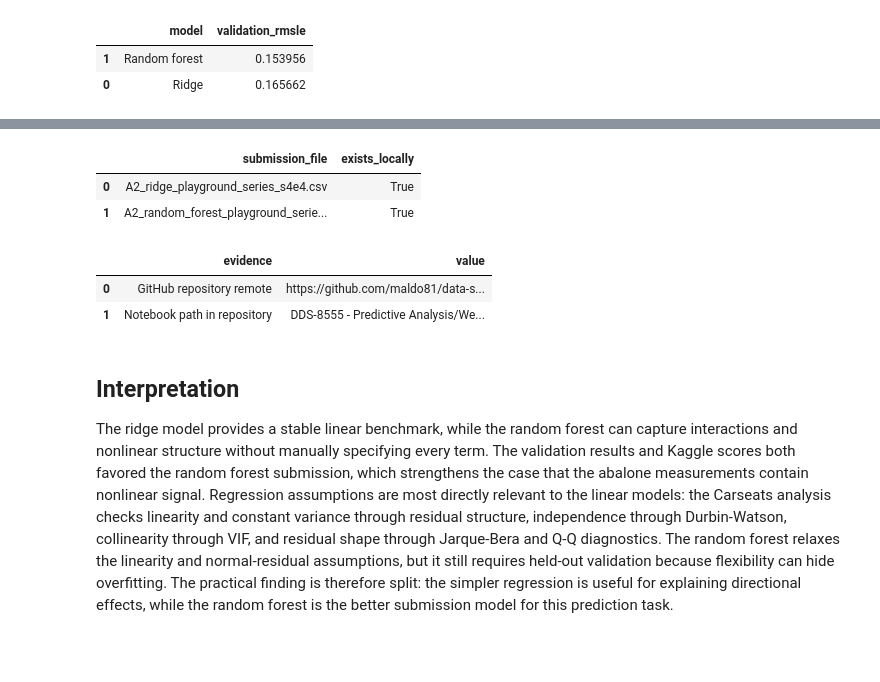
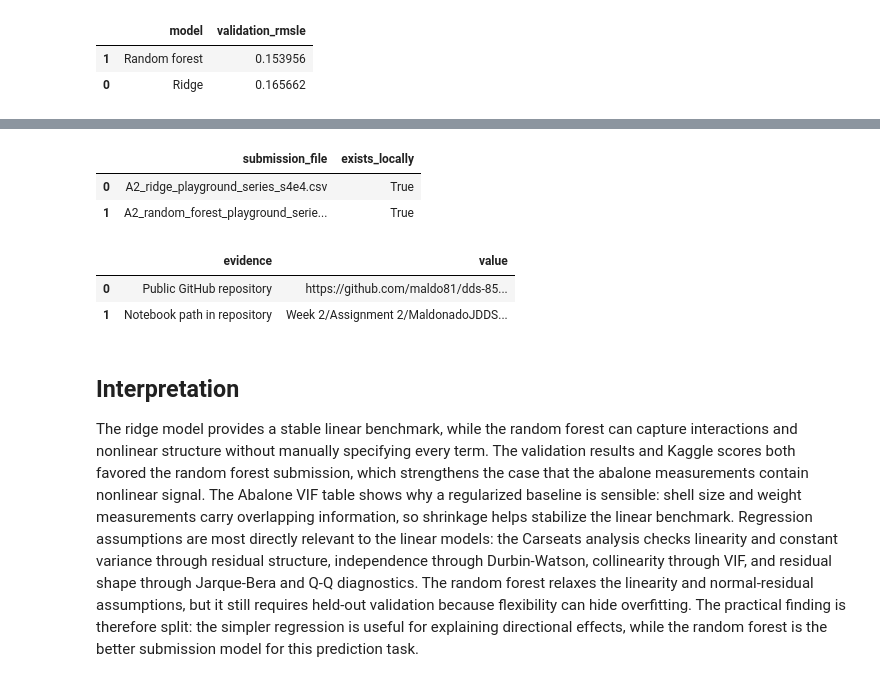
Before and after one commit to maldo81/dds-8555-predictive-analysis, a Jupyter notebook: Week 2/Assignment 2/MaldonadoJDDS8555-2.ipynb, the cells around one changed output, grey strips where cells are left out. Cells and saved outputs as stored; diff of their text form; code cells hidden in the pictures; blank space fills up the shorter version.

Commit message:
docs: update week 2 assignment deliverables

```diff
--- a/Week 2/Assignment 2/MaldonadoJDDS8555-2.ipynb
+++ b/Week 2/Assignment 2/MaldonadoJDDS8555-2.ipynb
@@ -164,52 +248,73 @@ display(model_results)
 # %%
 import re
-import subprocess
 
 status_path = SUBMISSIONS / "kaggle_submission_status_playground-series-s4e4.txt"
-text = status_path.read_text(encoding="utf-16", errors="ignore")
-a2_lines = [line for line in text.splitlines() if "A2_" in line]
+for encoding in ("utf-16", "utf-8"):
+    try:
+        text = status_path.read_text(encoding=encoding)
+        break
+    except UnicodeError:
+        continue
+
 records = []
-for line in a2_lines:
-    parts = re.split(r"\s{2,}", line.strip())
-    records.append({
-        "ref": parts[0],
-        "fileName": parts[1],
-        "date": parts[2],
-        "description": parts[3],
-        "status": parts[4],
-        "publicScore": parts[5],
-        "privateScore": parts[6],
-    })
-display(pd.DataFrame(records))
+current = {}
+for line in text.splitlines():
+    if not line.strip():
+        continue
+    if "ref" in line and "fileName" in line:
+        continue
+    if re.match(r"^\d+", line.strip()):
+        if current:
+            records.append(current)
+        parts = re.split(r"\s{2,}", line.strip())
+        if len(parts) >= 7:
+            current = {
+                "ref": parts[0],
+                "fileName": parts[1],
+                "date": parts[2],
+                "description": parts[3],
+                "status": parts[4],
+                "publicScore": parts[5],
+                "privateScore": parts[6],
+            }
+    elif current and "A2_" in current.get("fileName", ""):
+        current["description"] = (current.get("description", "") + " " + line.strip()).strip()
+if current:
+    records.append(current)
 
-submission_evidence = pd.DataFrame({
+a2_records = pd.DataFrame([row for row in records if "A2_" in row.get("fileName", "")])
+display(a2_records)
+display(pd.DataFrame({
     "submission_file": [
         "A2_ridge_playground_series_s4e4.csv",
         "A2_random_forest_playground_series_s4e4.csv",
     ],
-})
-submission_evidence["exists_locally"] = submission_evidence["submission_file"].map(lambda name: (SUBMISSIONS / name).exists())
-display(submission_evidence)
-
-github_remote = subprocess.check_output(["git", "config", "--get", "remote.origin.url"], cwd=REPO_ROOT, text=True).strip()
-display(pd.DataFrame([
-    {"evidence": "GitHub repository remote", "value": github_remote},
-    {"evidence": "Notebook path in repository", "value": "DDS-8555 - Predictive Analysis/Week 2/Assignment 2/MaldonadoJDDS8555-2.ipynb"},
-]))
+    "exists_locally": [
+        (SUBMISSIONS / "A2_ridge_playground_series_s4e4.csv").exists(),
+        (SUBMISSIONS / "A2_random_forest_playground_series_s4e4.csv").exists(),
+    ],
+}))
+display(pd.DataFrame({
+    "evidence": ["Public GitHub repository", "Notebook path in repository"],
+    "value": [
+        "https://github.com/maldo81/dds-8555-predictive-analysis",
+        "Week 2/Assignment 2/MaldonadoJDDS8555-2.ipynb",
+    ],
+}))
 # %% [output]
 |  | ref | fileName | date | description | status | publicScore | privateScore |
 | 0 | 52966788 | A2_random_forest_playground_serie... | 2026-05-23 21:27:11.893000 | DDS-8555 A2 random forest regression | SubmissionStatus.COMPLETE | 0.14927 | 0.14943 |
 | 1 | 52966787 | A2_ridge_playground_series_s4e4.csv | 2026-05-23 21:27:09.197000 | DDS-8555 A2 ridge regression base... | SubmissionStatus.COMPLETE | 0.16442 | 0.16372 |
 |  | submission_file | exists_locally |
 | 0 | A2_ridge_playground_series_s4e4.csv | True |
 | 1 | A2_random_forest_playground_serie... | True |
 |  | evidence | value |
-| 0 | GitHub repository remote | https://github.com/maldo81/data-s... |
-| 1 | Notebook path in repository | DDS-8555 - Predictive Analysis/We... |
+| 0 | Public GitHub repository | https://github.com/maldo81/dds-85... |
+| 1 | Notebook path in repository | Week 2/Assignment 2/MaldonadoJDDS... |
 # %% [markdown]
 ## Interpretation
 
-The ridge model provides a stable linear benchmark, while the random forest can capture interactions and nonlinear structure without manually specifying every term.  The validation results and Kaggle scores both favored the random forest submission, which strengthens the case that the abalone measurements contain nonlinear signal.  Regression assumptions are most directly relevant to the linear models: the Carseats analysis checks linearity and constant variance through residual structure, independence through Durbin-Watson, collinearity through VIF, and residual shape through Jarque-Bera and Q-Q diagnostics.  The random forest relaxes the linearity and normal-residual assumptions, but it still requires held-out validation because flexibility can hide overfitting.  The practical finding is therefore split: the simpler regression is useful for explaining directional effects, while the random forest is the better submission model for this prediction task.
+The ridge model provides a stable linear benchmark, while the random forest can capture interactions and nonlinear structure without manually specifying every term.  The validation results and Kaggle scores both favored the random forest submission, which strengthens the case that the abalone measurements contain nonlinear signal.  The Abalone VIF table shows why a regularized baseline is sensible: shell size and weight measurements carry overlapping information, so shrinkage helps stabilize the linear benchmark.  Regression assumptions are most directly relevant to the linear models: the Carseats analysis checks linearity and constant variance through residual structure, independence through Durbin-Watson, collinearity through VIF, and residual shape through Jarque-Bera and Q-Q diagnostics.  The random forest relaxes the linearity and normal-residual assumptions, but it still requires held-out validation because flexibility can hide overfitting.  The practical finding is therefore split: the simpler regression is useful for explaining directional effects, while the random forest is the better submission model for this prediction task.
 # %% [markdown]
 ## References
 
```
Also changed, not shown: parts of 10 cells of this notebook, 1 other file.
